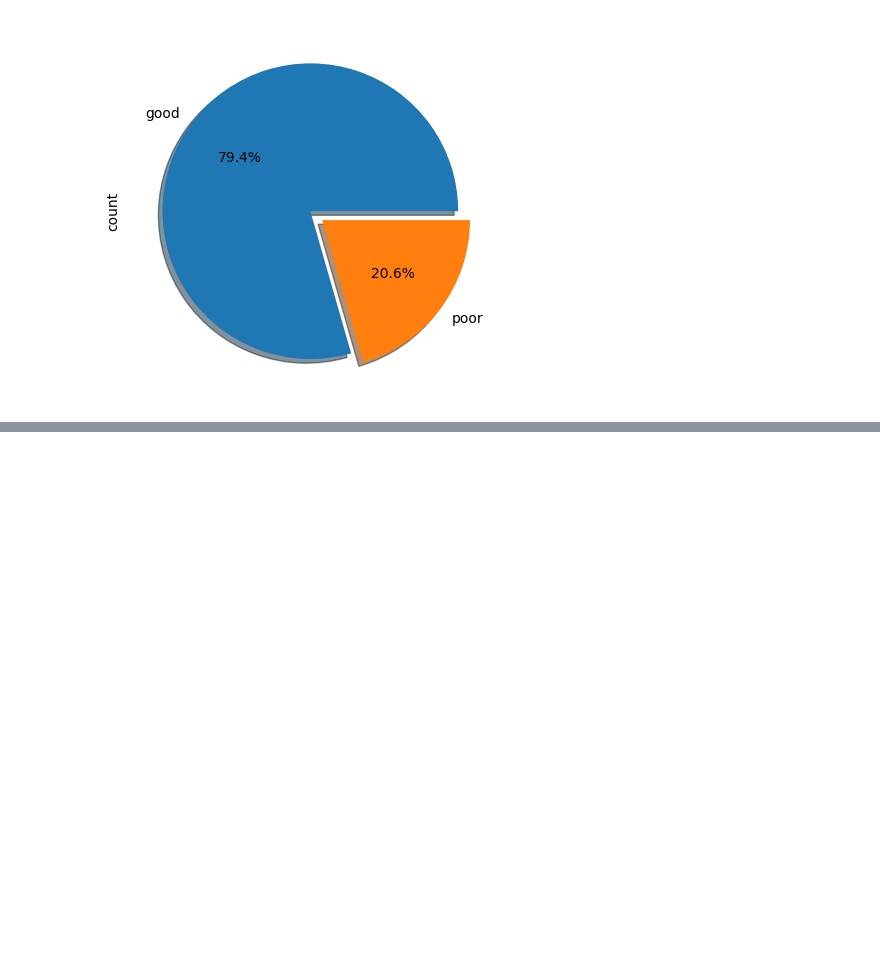
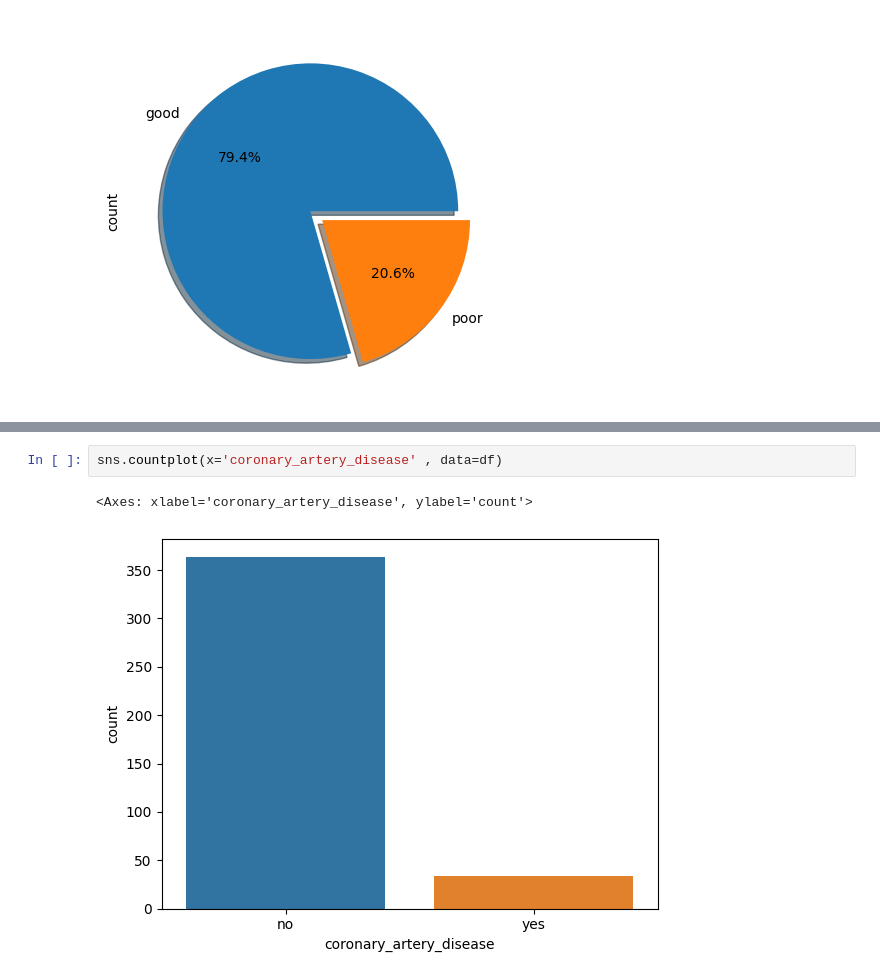
Before and after one commit to azaz9026/EDA, a Jupyter notebook: kidney disease Dataset/kidney_disease.ipynb, the cells around one changed output, grey strips where cells are left out. Drawn from its saved outputs; the diff is of its cells as text; blank space fills up the shorter version.

```diff
--- a/kidney disease Dataset/kidney_disease.ipynb
+++ b/kidney disease Dataset/kidney_disease.ipynb
@@ -339,0 +388,5 @@ df.appetite.value_counts().plot.pie(autopct='%1.1f%%' , explode=(0,0.1) , shadow
+# %%
+sns.countplot(x='coronary_artery_disease' , data=df)
+# %% [output]
+<Axes: xlabel='coronary_artery_disease', ylabel='count'>
+[figure, added]
```
Also changed, not shown: parts of 32 cells of this notebook.
